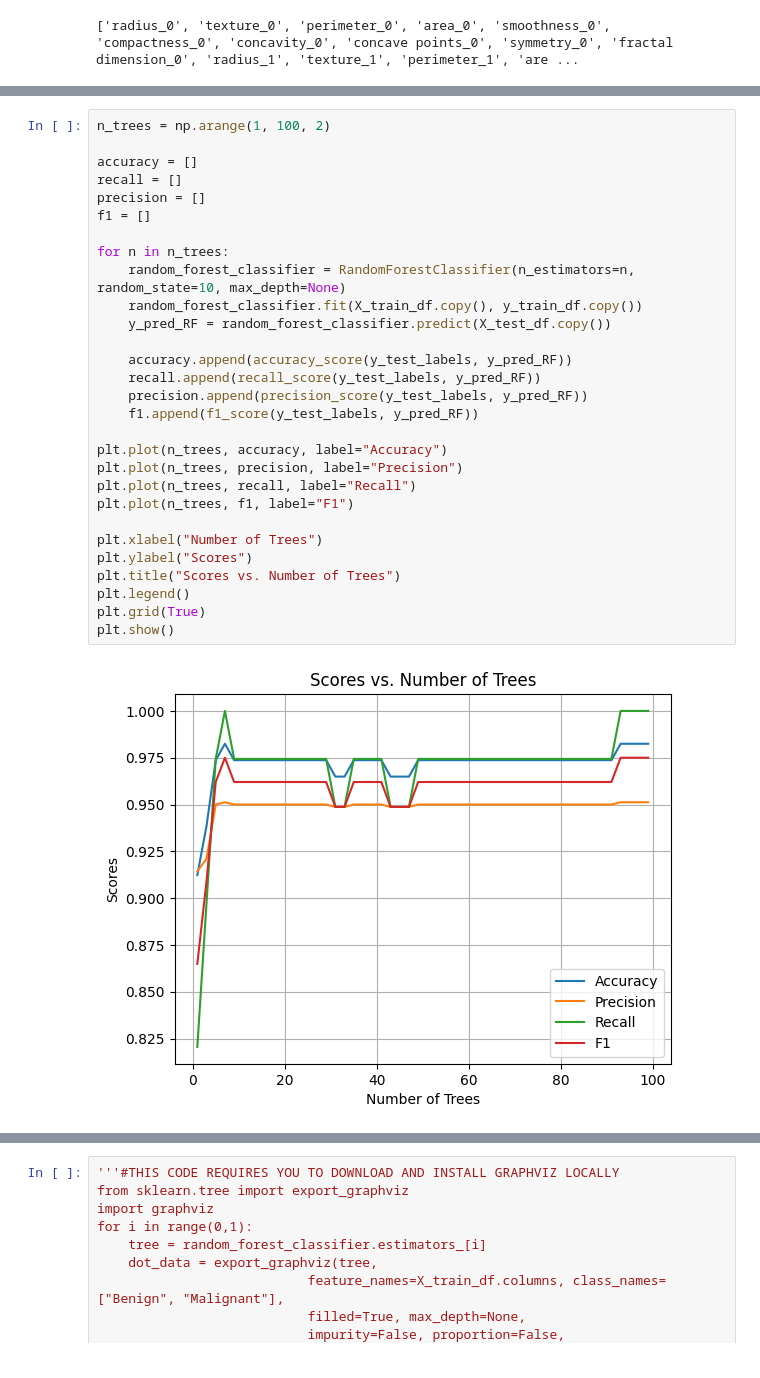
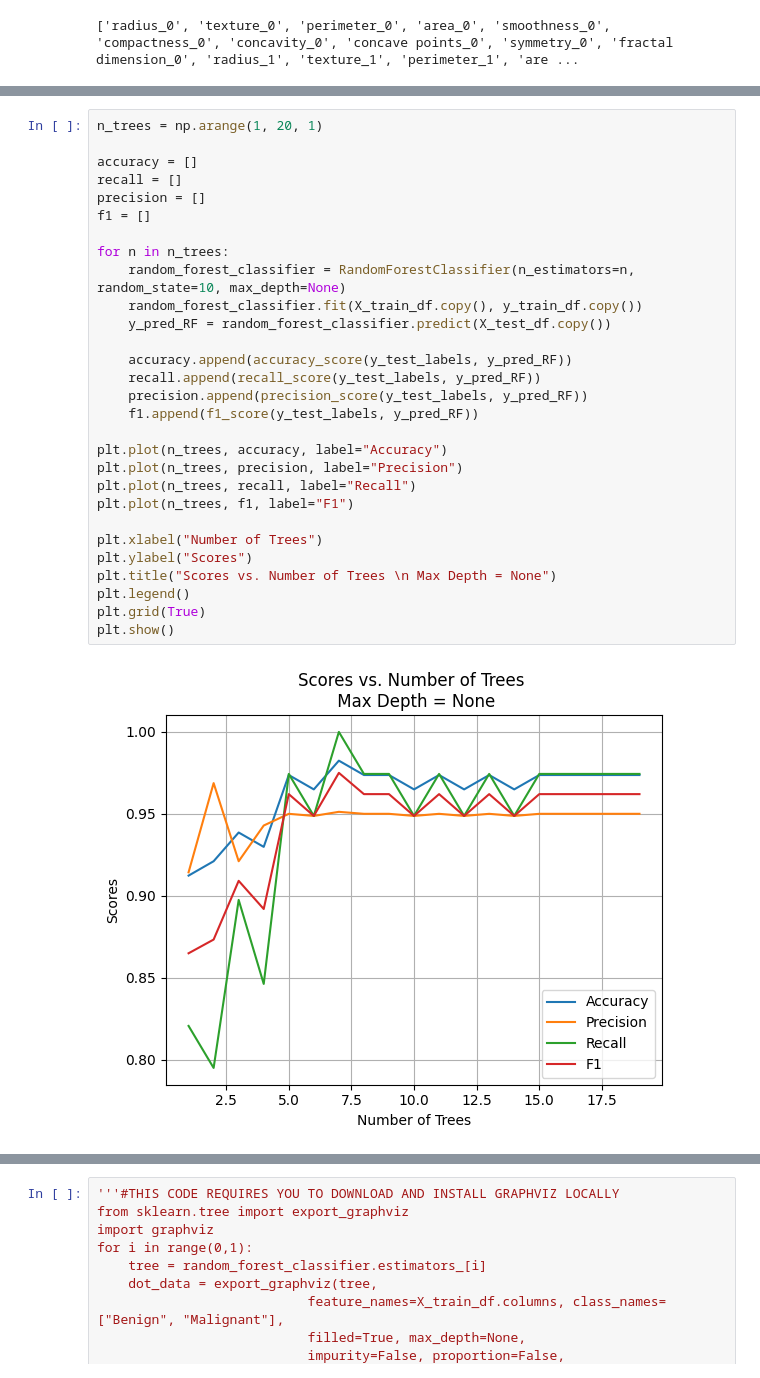
Before and after one commit to BenjaminTWP/DAT410_2025, a Jupyter notebook: Assignment4/module4.ipynb, the cells around one changed output, grey strips where cells are left out. Cells and saved outputs as stored; diff of their text form.

```diff
--- a/Assignment4/module4.ipynb
+++ b/Assignment4/module4.ipynb
@@ -112,34 +115,34 @@ Precision: 0.7872340425531915
 F1: 0.8604651162790697
 [figure]
 # %%
-n_trees = np.arange(1, 100, 2)
+n_trees = np.arange(1, 20, 1)
 
 accuracy = []
 recall = []
 precision = []
 f1 = []
 
 for n in n_trees:
     random_forest_classifier = RandomForestClassifier(n_estimators=n, random_state=10, max_depth=None)
     random_forest_classifier.fit(X_train_df.copy(), y_train_df.copy())
     y_pred_RF = random_forest_classifier.predict(X_test_df.copy())
 
     accuracy.append(accuracy_score(y_test_labels, y_pred_RF))
     recall.append(recall_score(y_test_labels, y_pred_RF))
     precision.append(precision_score(y_test_labels, y_pred_RF))
     f1.append(f1_score(y_test_labels, y_pred_RF))
 
 plt.plot(n_trees, accuracy, label="Accuracy")
 plt.plot(n_trees, precision, label="Precision")
 plt.plot(n_trees, recall, label="Recall")
 plt.plot(n_trees, f1, label="F1")
 
 plt.xlabel("Number of Trees")
 plt.ylabel("Scores")
-plt.title("Scores vs. Number of Trees")
+plt.title("Scores vs. Number of Trees \n Max Depth = None")
 plt.legend()
 plt.grid(True)
 plt.show()
 # %% [output]
-[figure, old version]
+[figure, new version]
 # %%
```
Also changed, not shown: parts of 4 cells of this notebook, 3 other files.
